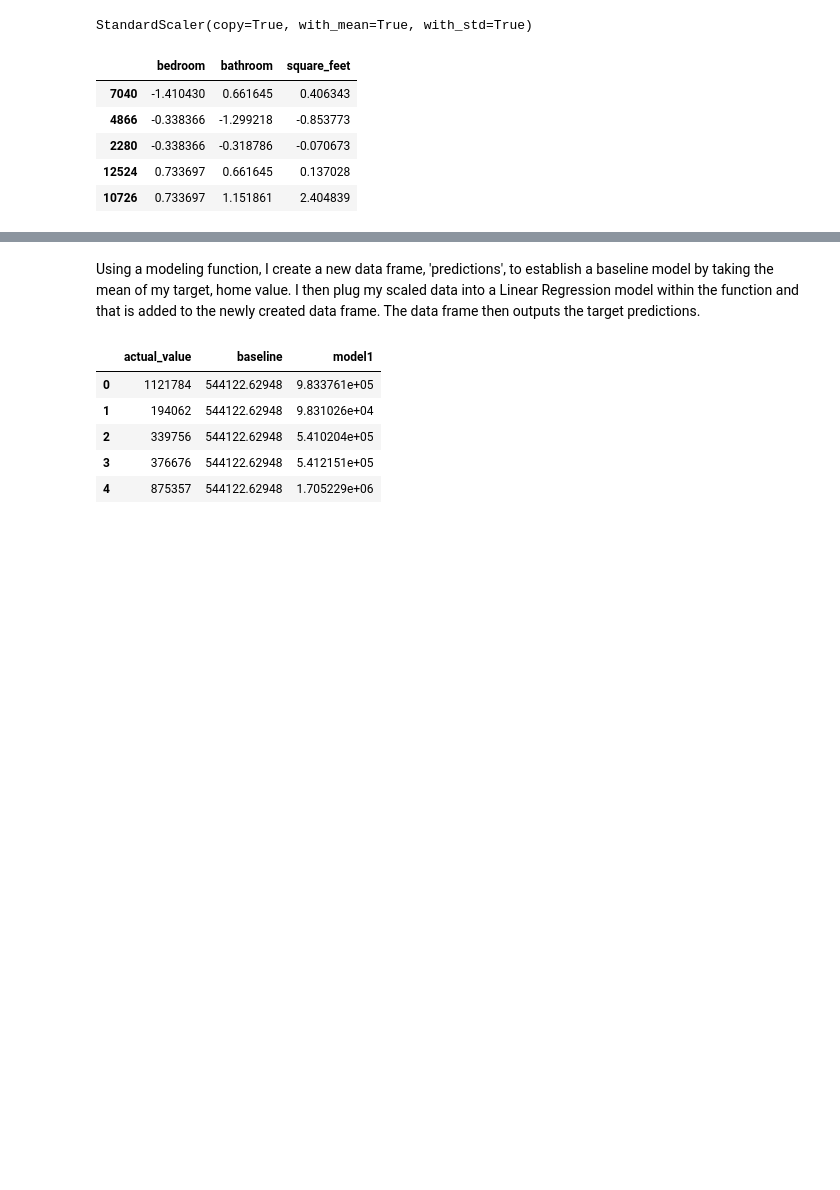
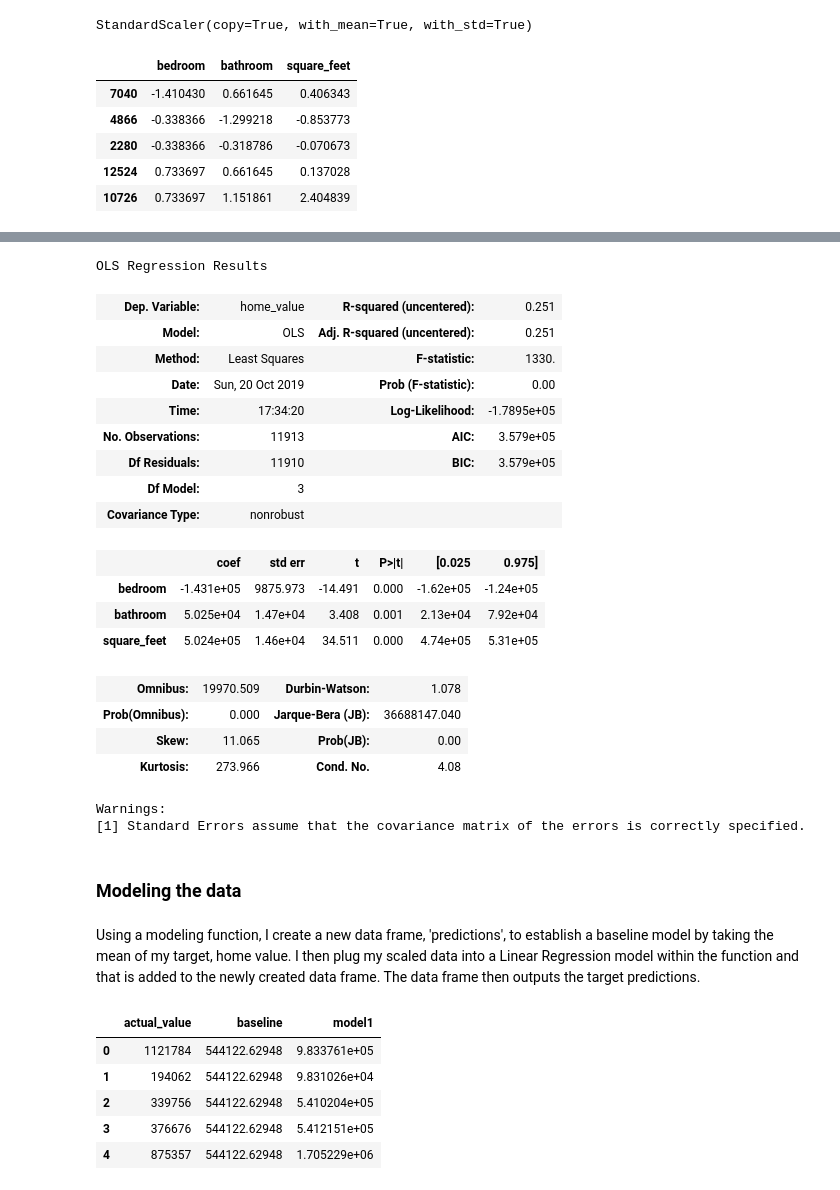
Before and after one commit to cari-holmes/zillow-project, a Jupyter notebook: zillow_mvp.ipynb, the cells around one changed output, grey strips where cells are left out. Cells and saved outputs as stored; diff of their text form; code cells hidden in the pictures; blank space fills up the shorter version.

```diff
--- a/zillow_mvp.ipynb
+++ b/zillow_mvp.ipynb
@@ -133,3 +147,29 @@ x_train.head()
+# %%
+ols_model = sm.OLS(y_train, x_train).fit()
+ols_model.summary()
+# %% [output]
+OLS Regression Results
+| Dep. Variable: | home_value | R-squared (uncentered): | 0.251 |
+| Model: | OLS | Adj. R-squared (uncentered): | 0.251 |
+| Method: | Least Squares | F-statistic: | 1330. |
+| Date: | Sun, 20 Oct 2019 | Prob (F-statistic): | 0.00 |
+| Time: | 17:34:20 | Log-Likelihood: | -1.7895e+05 |
+| No. Observations: | 11913 | AIC: | 3.579e+05 |
+| Df Residuals: | 11910 | BIC: | 3.579e+05 |
+| Df Model: | 3 |  |  |
+| Covariance Type: | nonrobust |  |  |
+|  | coef | std err | t | P>|t| | [0.025 | 0.975] |
+| bedroom | -1.431e+05 | 9875.973 | -14.491 | 0.000 | -1.62e+05 | -1.24e+05 |
+| bathroom | 5.025e+04 | 1.47e+04 | 3.408 | 0.001 | 2.13e+04 | 7.92e+04 |
+| square_feet | 5.024e+05 | 1.46e+04 | 34.511 | 0.000 | 4.74e+05 | 5.31e+05 |
+| Omnibus: | 19970.509 | Durbin-Watson: | 1.078 |
+| Prob(Omnibus): | 0.000 | Jarque-Bera (JB): | 36688147.040 |
+| Skew: | 11.065 | Prob(JB): | 0.00 |
+| Kurtosis: | 273.966 | Cond. No. | 4.08 |
+Warnings:
+[1] Standard Errors assume that the covariance matrix of the errors is correctly specified.
+# %% [markdown]
+### Modeling the data
 # %% [markdown]
 Using a modeling function, I create a new data frame, 'predictions', to establish a baseline model by taking the mean of my target, home value. I then plug my scaled data into a Linear Regression model within the function and that is added to the newly created data frame. The data frame then outputs the target predictions.
 # %%
```
Also changed, not shown: parts of 22 cells of this notebook.
